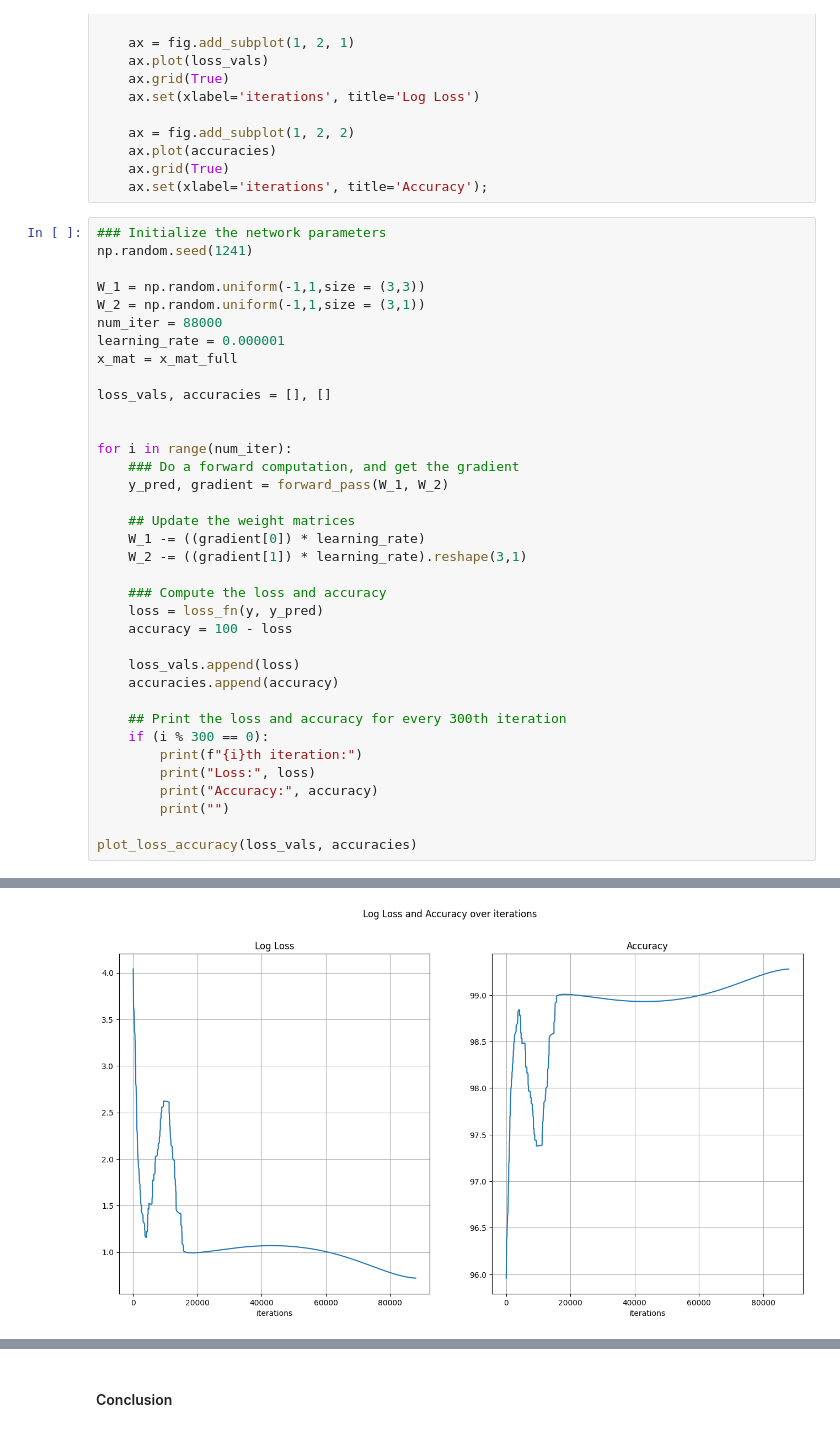
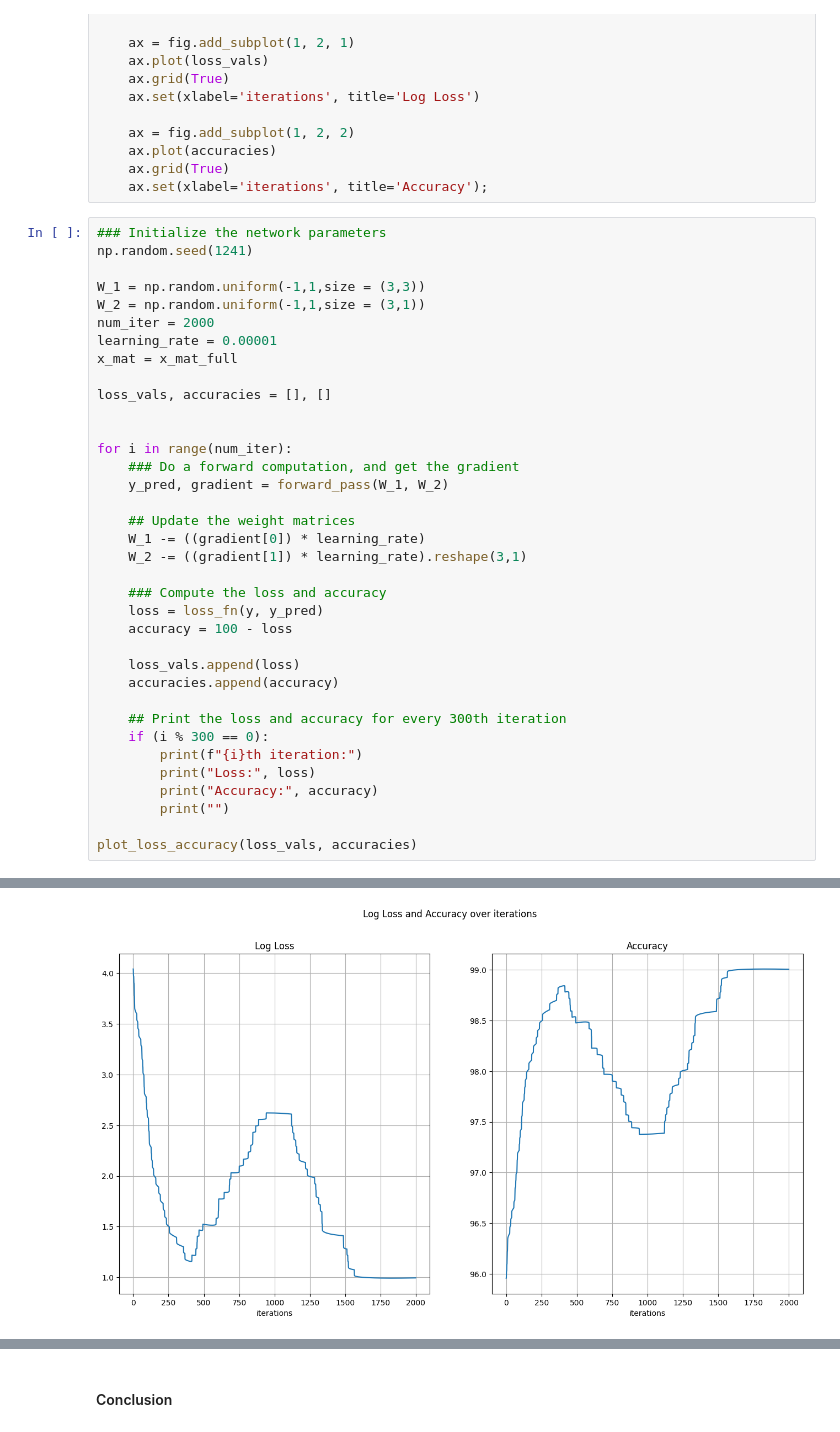
Before and after one commit to Wizxrdx/CPE313, a Jupyter notebook: HOA 2/HOA 2.1 - Neural Networks_LABBAO.ipynb, the cells around one changed output, grey strips where cells are left out. Cells and saved outputs as stored; diff of their text form.

```diff
--- a/HOA 2/HOA 2.1 - Neural Networks_LABBAO.ipynb
+++ b/HOA 2/HOA 2.1 - Neural Networks_LABBAO.ipynb
@@ -839,8 +839,8 @@ np.random.seed(1241)
 
 W_1 = np.random.uniform(-1,1,size = (3,3))
 W_2 = np.random.uniform(-1,1,size = (3,1))
-num_iter = 88000
-learning_rate = 0.000001
+num_iter = 2000
+learning_rate = 0.00001
 x_mat = x_mat_full
 
 loss_vals, accuracies = [], []
@@ -890,4 +890,4 @@ Accuracy: 99.27926900555526
-[figure, old version]
+[figure, new version]
 # %%
 pred1 = (y_pred>=.5)
 pred0 = (y_pred<.5)
```
Also changed, not shown: parts of 5 cells of this notebook.
